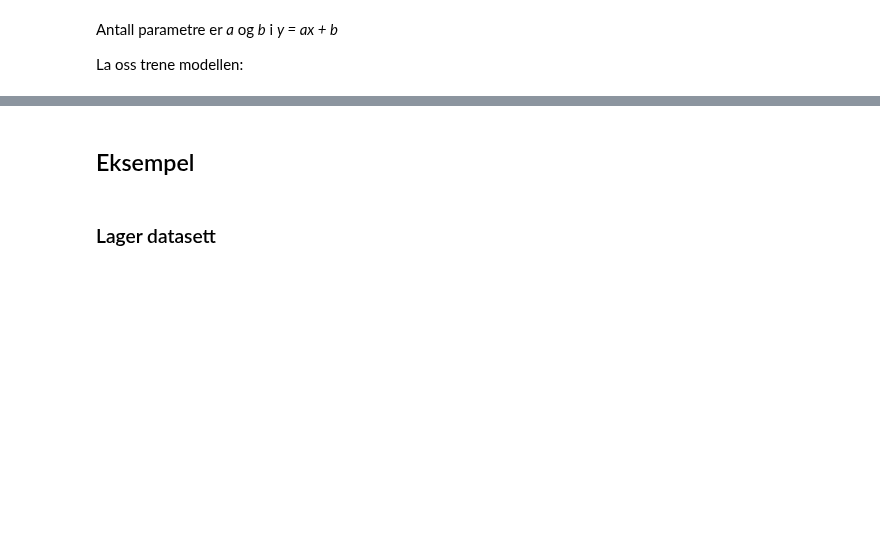
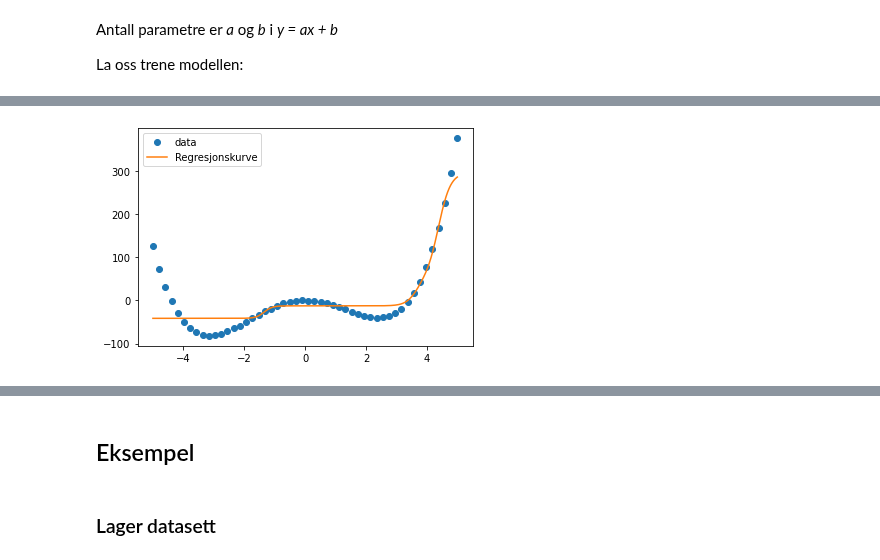
Before and after one commit to andreasdh/Programmering-og-modellering, a Jupyter notebook: docs/kunstig_intelligens_ml.ipynb, the cells around one changed output, grey strips where cells are left out. Drawn from its saved outputs; the diff is of its cells as text; code cells hidden in the pictures; blank space fills up the shorter version.

```diff
--- a/docs/kunstig_intelligens_ml.ipynb
+++ b/docs/kunstig_intelligens_ml.ipynb
@@ -89,0 +92,10 @@ print(y1, y2)
+# %%
+x2 = np.linspace(-5, 5, 50)
+y2 = x2**4 + x2**3 - 15*x2**2 + np.random.uniform(-1,1,50)
+
+modell2 = tf.keras.Sequential([
+    Dense(units = 10, input_shape = (1,), activation = 'sigmoid'),
+    Dense(units = 1, activation = 'linear')])
+
+modell2.compile(optimizer=Adam(0.1), loss='mse')
+modell2.fit(x2, y2, epochs = 500)
@@ -89,0 +121,9 @@ print(y1, y2)
+# %%
+x2_fit = np.linspace(-5, 5, 10000)
+y2_fit = modell2.predict(x2_fit)
+plt.plot(x2, y2, linestyle = ' ', marker = 'o', label = 'data')
+plt.plot(x2_fit, y2_fit, label = 'Regresjonskurve')
+plt.legend()
+plt.show()
+# %% [output]
+[figure, added]
```
Also changed, not shown: parts of 11 cells of this notebook, 2 other files.
